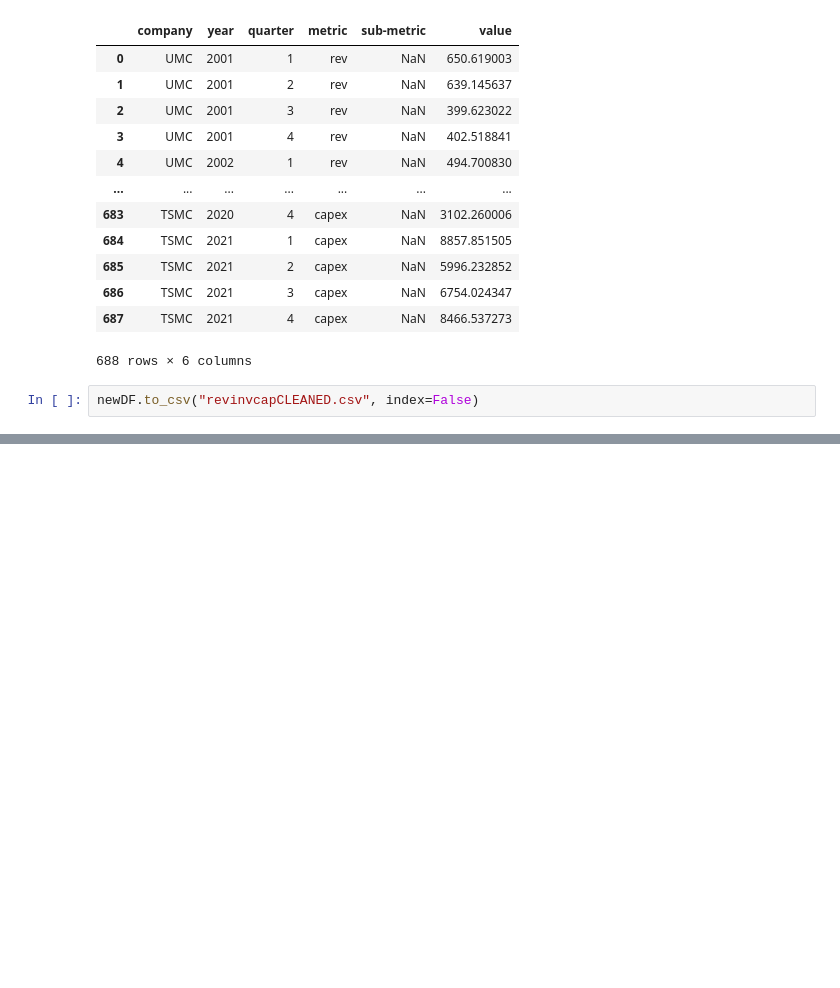
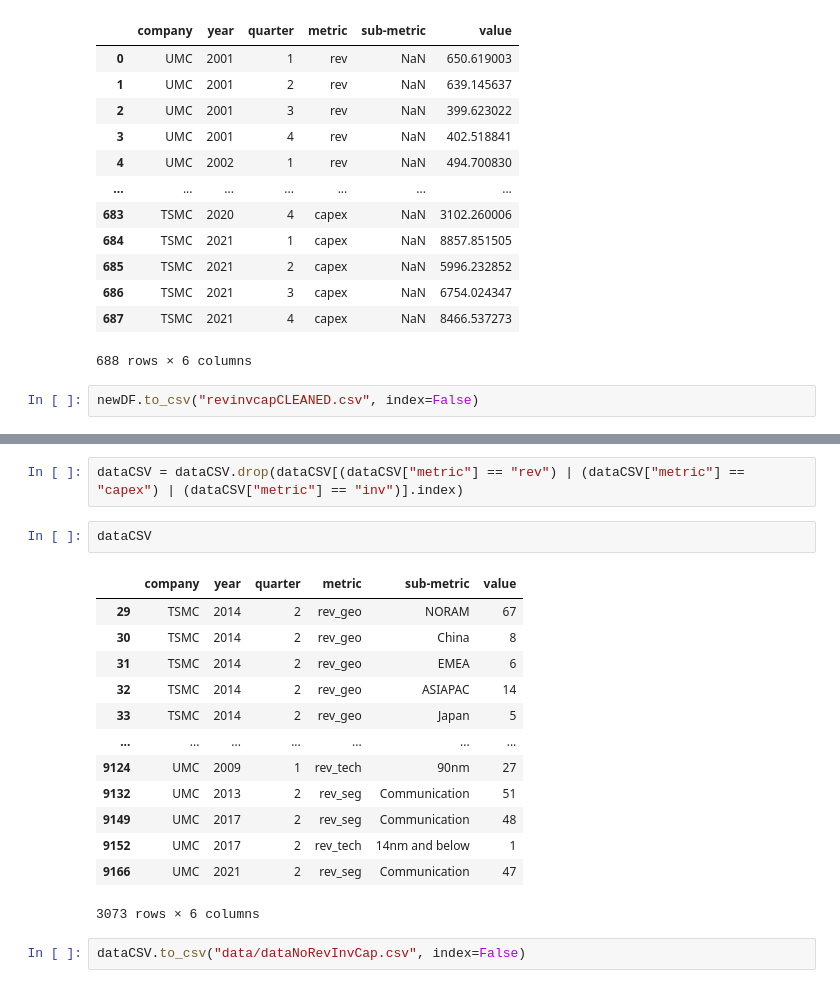
Before and after one commit to chuyishang/Intel-Project, a Jupyter notebook: chuyiTest2.ipynb, the cells around one changed output, grey strips where cells are left out. Drawn from its saved outputs; the diff is of its cells as text; blank space fills up the shorter version.

```diff
--- a/chuyiTest2.ipynb
+++ b/chuyiTest2.ipynb
@@ -129,0 +166,20 @@ newDF.to_csv("revinvcapCLEANED.csv", index=False)
+# %%
+dataCSV = dataCSV.drop(dataCSV[(dataCSV["metric"] == "rev") | (dataCSV["metric"] == "capex") | (dataCSV["metric"] == "inv")].index)
+# %%
+dataCSV
+# %% [output]
+|  | company | year | quarter | metric | sub-metric | value |
+| 29 | TSMC | 2014 | 2 | rev_geo | NORAM | 67 |
+| 30 | TSMC | 2014 | 2 | rev_geo | China | 8 |
+| 31 | TSMC | 2014 | 2 | rev_geo | EMEA | 6 |
+| 32 | TSMC | 2014 | 2 | rev_geo | ASIAPAC | 14 |
+| 33 | TSMC | 2014 | 2 | rev_geo | Japan | 5 |
+| ... | ... | ... | ... | ... | ... | ... |
+| 9124 | UMC | 2009 | 1 | rev_tech | 90nm | 27 |
+| 9132 | UMC | 2013 | 2 | rev_seg | Communication | 51 |
+| 9149 | UMC | 2017 | 2 | rev_seg | Communication | 48 |
+| 9152 | UMC | 2017 | 2 | rev_tech | 14nm and below | 1 |
+| 9166 | UMC | 2021 | 2 | rev_seg | Communication | 47 |
+3073 rows × 6 columns
+# %%
+dataCSV.to_csv("data/dataNoRevInvCap.csv", index=False)
```
Also changed, not shown: parts of 4 cells of this notebook, 1 other file.
